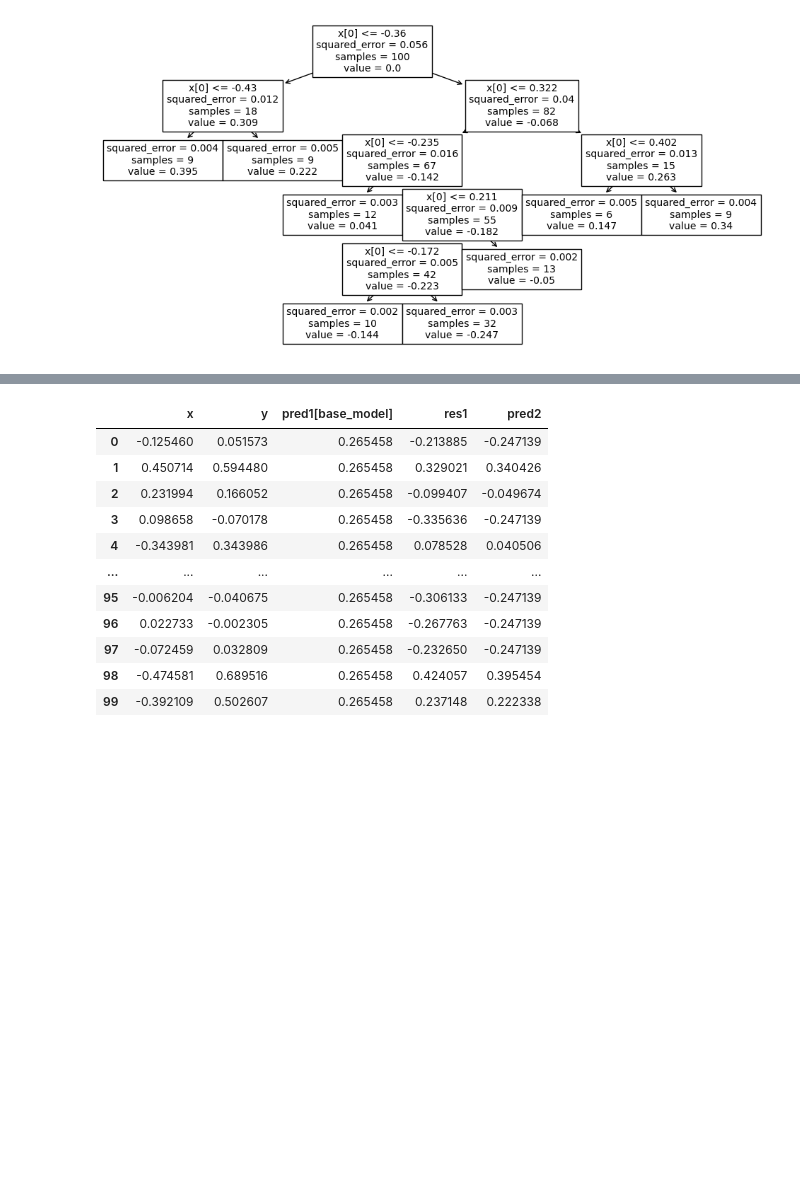
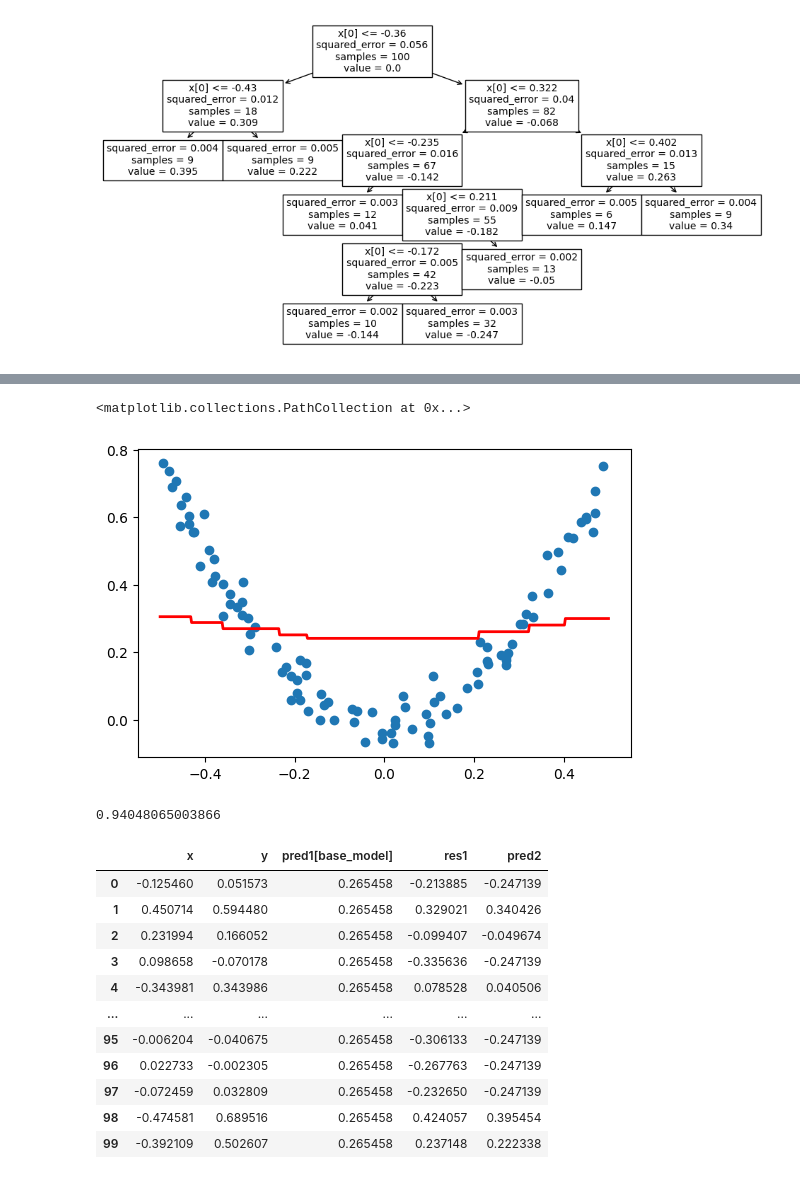
Before and after one commit to Shubhambg611/Ineuron-Data-Science, a Jupyter notebook: ML/66 gradient Boosting.ipynb, the cells around one changed output, grey strips where cells are left out. Drawn from its saved outputs; the diff is of its cells as text; code cells hidden in the pictures; blank space fills up the shorter version.

```diff
--- a/ML/66 gradient Boosting.ipynb
+++ b/ML/66 gradient Boosting.ipynb
@@ -159,3 +201,16 @@ plt.show()
+# %%
+# with alpha
+plt.figure(figsize=(14,4))
+plt.subplot(121)
+plt.plot(x_test,y_pred1,linewidth = 2, color = 'red')
+plt.scatter(df['x'],df['y'])
+# %% [output]
+<matplotlib.collections.PathCollection at 0x...>
+[figure, added]
+# %%
+dt1.score(x,y)
+# %% [output]
+0.94048065003866
 # %%
 df['pred2'] =  dt1.predict(x)
 # %%
```
Also changed, not shown: parts of 10 cells of this notebook.
